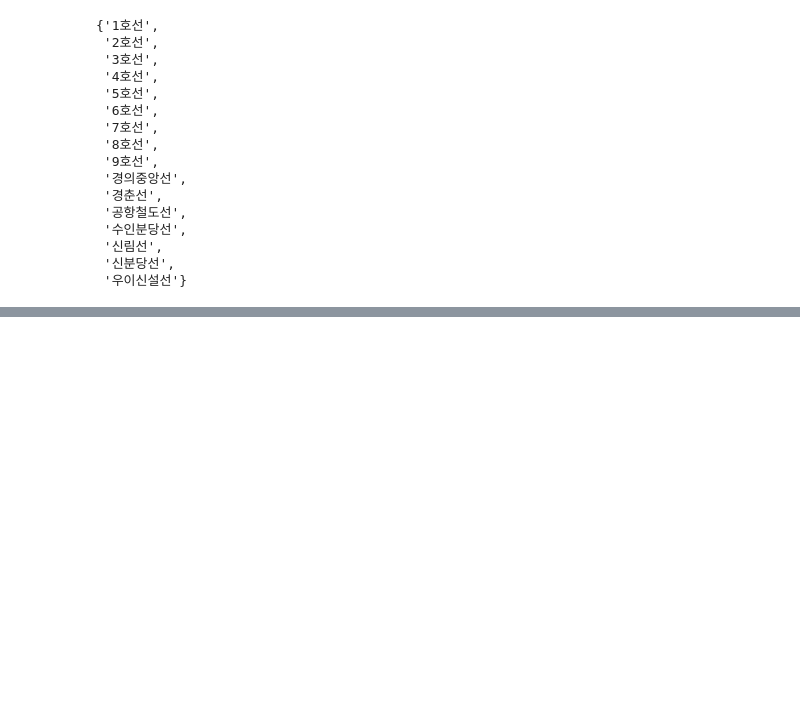
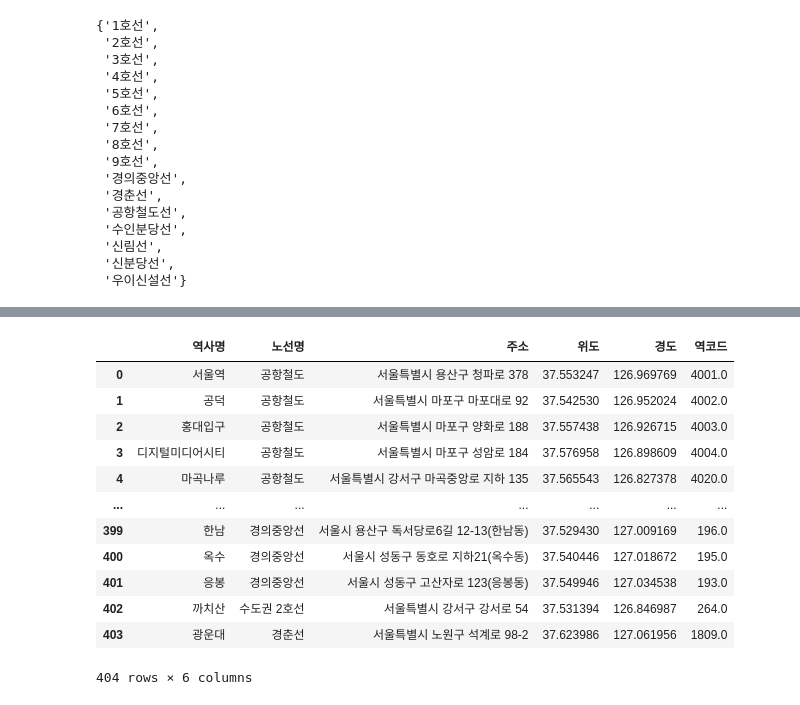
Before and after one commit to 23-1-CauCapstone-Team3/DataPreprocessing, a Jupyter notebook: train/seoul.ipynb, the cells around one changed output, grey strips where cells are left out. Saved outputs shown, nothing was run; the diff lists cells and outputs as text; code cells hidden in the pictures; blank space fills up the shorter version.

```diff
--- a/train/seoul.ipynb
+++ b/train/seoul.ipynb
@@ -91,0 +130,18 @@ station.to_csv("result_train_station.csv")
+# %%
+station_in_seoul = station_with_location[station_with_loaction['주소'].str.contains('서울')]
+station_in_seoul = station_in_seoul.reset_index(drop=True)
+station_in_seoul
+# %% [output]
+|  | 역사명 | 노선명 | 주소 | 위도 | 경도 | 역코드 |
+| 0 | 서울역 | 공항철도 | 서울특별시 용산구 청파로 378 | 37.553247 | 126.969769 | 4001.0 |
+| 1 | 공덕 | 공항철도 | 서울특별시 마포구 마포대로 92 | 37.542530 | 126.952024 | 4002.0 |
+| 2 | 홍대입구 | 공항철도 | 서울특별시 마포구 양화로 188 | 37.557438 | 126.926715 | 4003.0 |
+| 3 | 디지털미디어시티 | 공항철도 | 서울특별시 마포구 성암로 184 | 37.576958 | 126.898609 | 4004.0 |
+| 4 | 마곡나루 | 공항철도 | 서울특별시 강서구 마곡중앙로 지하 135 | 37.565543 | 126.827378 | 4020.0 |
+| ... | ... | ... | ... | ... | ... | ... |
+| 399 | 한남 | 경의중앙선 | 서울시 용산구 독서당로6길 12-13(한남동) | 37.529430 | 127.009169 | 196.0 |
+| 400 | 옥수 | 경의중앙선 | 서울시 성동구 동호로 지하21(옥수동) | 37.540446 | 127.018672 | 195.0 |
+| 401 | 응봉 | 경의중앙선 | 서울시 성동구 고산자로 123(응봉동) | 37.549946 | 127.034538 | 193.0 |
+| 402 | 까치산 | 수도권 2호선 | 서울특별시 강서구 강서로 54 | 37.531394 | 126.846987 | 264.0 |
+| 403 | 광운대 | 경춘선 | 서울특별시 노원구 석계로 98-2 | 37.623986 | 127.061956 | 1809.0 |
+404 rows × 6 columns
```
Also changed, not shown: parts of 12 cells of this notebook, 4 other files.
